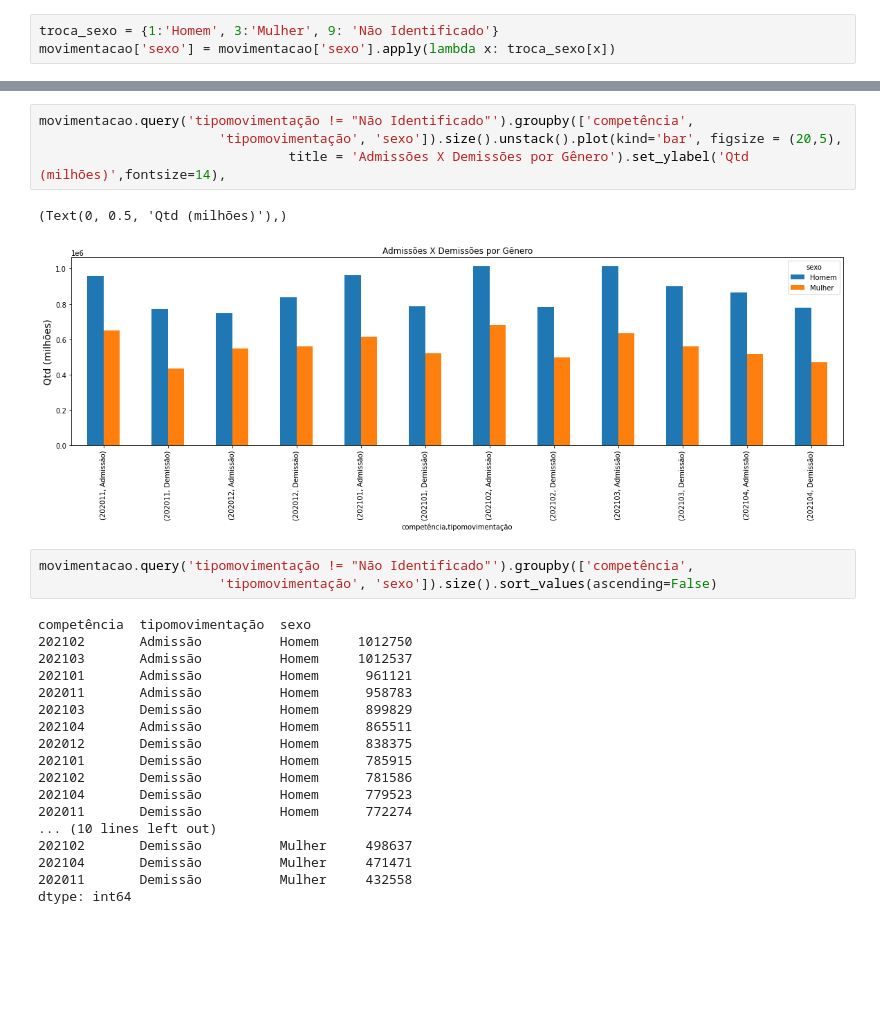
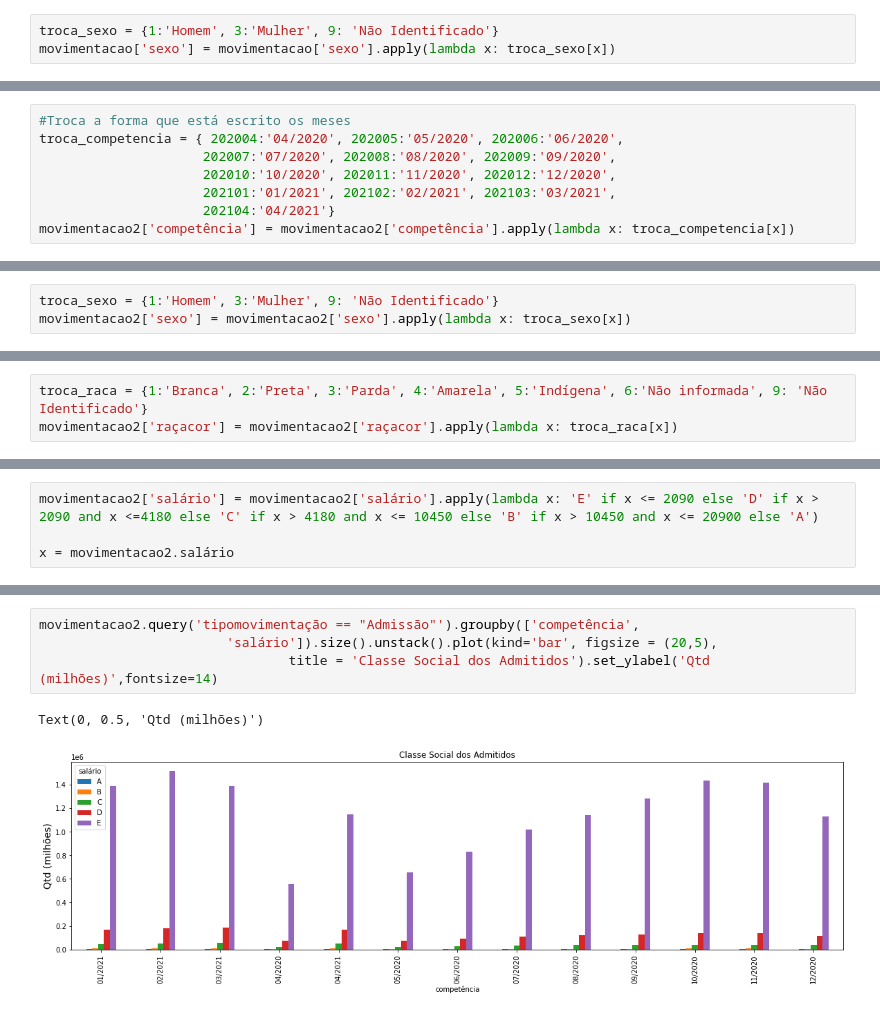
Before and after one commit to BettoFranca/Analise_dados_publicos_Estatisticas_do_Trabalho_na_Pandemia, a Jupyter notebook: Estatisticas_do_Trabalho.ipynb, the cells around one changed output, grey strips where cells are left out. Saved outputs shown, nothing was run; the diff lists cells and outputs as text; blank space fills up the shorter version.

```diff
--- a/Estatisticas_do_Trabalho.ipynb
+++ b/Estatisticas_do_Trabalho.ipynb
@@ -234,0 +310,8 @@ movimentacao['sexo'] = movimentacao['sexo'].apply(lambda x: troca_sexo[x])
+# %%
+#Troca a forma que está escrito os meses
+troca_competencia = { 202004:'04/2020', 202005:'05/2020', 202006:'06/2020',
+                     202007:'07/2020', 202008:'08/2020', 202009:'09/2020',
+                     202010:'10/2020', 202011:'11/2020', 202012:'12/2020',
+                     202101:'01/2021', 202102:'02/2021', 202103:'03/2021',
+                     202104:'04/2021'}
+movimentacao2['competência'] = movimentacao2['competência'].apply(lambda x: troca_competencia[x])
@@ -234,0 +327,3 @@ movimentacao['sexo'] = movimentacao['sexo'].apply(lambda x: troca_sexo[x])
+# %%
+troca_sexo = {1:'Homem', 3:'Mulher', 9: 'Não Identificado'}
+movimentacao2['sexo'] = movimentacao2['sexo'].apply(lambda x: troca_sexo[x])
@@ -239,0 +418,3 @@ movimentacao.query('saldomovimentação != 0').groupby('sexo').size().sort_value
+# %%
+troca_raca = {1:'Branca', 2:'Preta', 3:'Parda', 4:'Amarela', 5:'Indígena', 6:'Não informada', 9: 'Não Identificado'}
+movimentacao2['raçacor'] = movimentacao2['raçacor'].apply(lambda x: troca_raca[x])
@@ -239,0 +453,4 @@ movimentacao.query('saldomovimentação != 0').groupby('sexo').size().sort_value
+# %%
+movimentacao2['salário'] = movimentacao2['salário'].apply(lambda x: 'E' if x <= 2090 else 'D' if x > 2090 and x <=4180 else 'C' if x > 4180 and x <= 10450 else 'B' if x > 10450 and x <= 20900 else 'A')
+
+x = movimentacao2.salário
@@ -240,29 +471,8 @@ movimentacao.query('saldomovimentação != 0').groupby('sexo').size().sort_value
 # %%
-movimentacao.query('tipomovimentação != "Não Identificado"').groupby(['competência',
-                       'tipomovimentação', 'sexo']).size().unstack().plot(kind='bar', figsize = (20,5),
-                                title = 'Admissões X Demissões por Gênero').set_ylabel('Qtd (milhões)',fontsize=14),
+movimentacao2.query('tipomovimentação == "Admissão"').groupby(['competência',
+                        'salário']).size().unstack().plot(kind='bar', figsize = (20,5),
+                                title = 'Classe Social dos Admitidos').set_ylabel('Qtd (milhões)',fontsize=14)
 # %% [output]
-(Text(0, 0.5, 'Qtd (milhões)'),)
+Text(0, 0.5, 'Qtd (milhões)')
-[figure, old version]
+[figure, new version]
-# %%
-movimentacao.query('tipomovimentação != "Não Identificado"').groupby(['competência',
-                       'tipomovimentação', 'sexo']).size().sort_values(ascending=False)
-# %% [output]
-competência  tipomovimentação  sexo
-202102       Admissão          Homem     1012750
-202103       Admissão          Homem     1012537
-202101       Admissão          Homem      961121
-202011       Admissão          Homem      958783
-202103       Demissão          Homem      899829
-202104       Admissão          Homem      865511
-202012       Demissão          Homem      838375
-202101       Demissão          Homem      785915
-202102       Demissão          Homem      781586
-202104       Demissão          Homem      779523
-202011       Demissão          Homem      772274
-... (10 lines left out)
-202102       Demissão          Mulher     498637
-202104       Demissão          Mulher     471471
-202011       Demissão          Mulher     432558
-dtype: int64
 # %%
```
Also changed, not shown: parts of 66 cells of this notebook.
